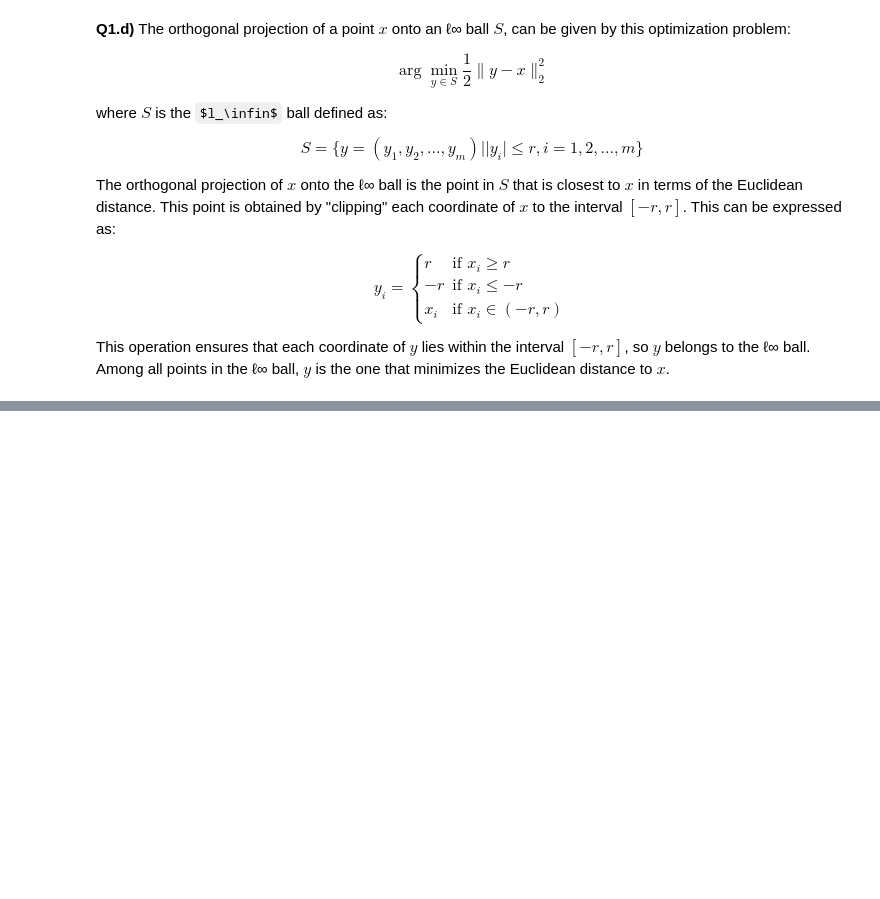
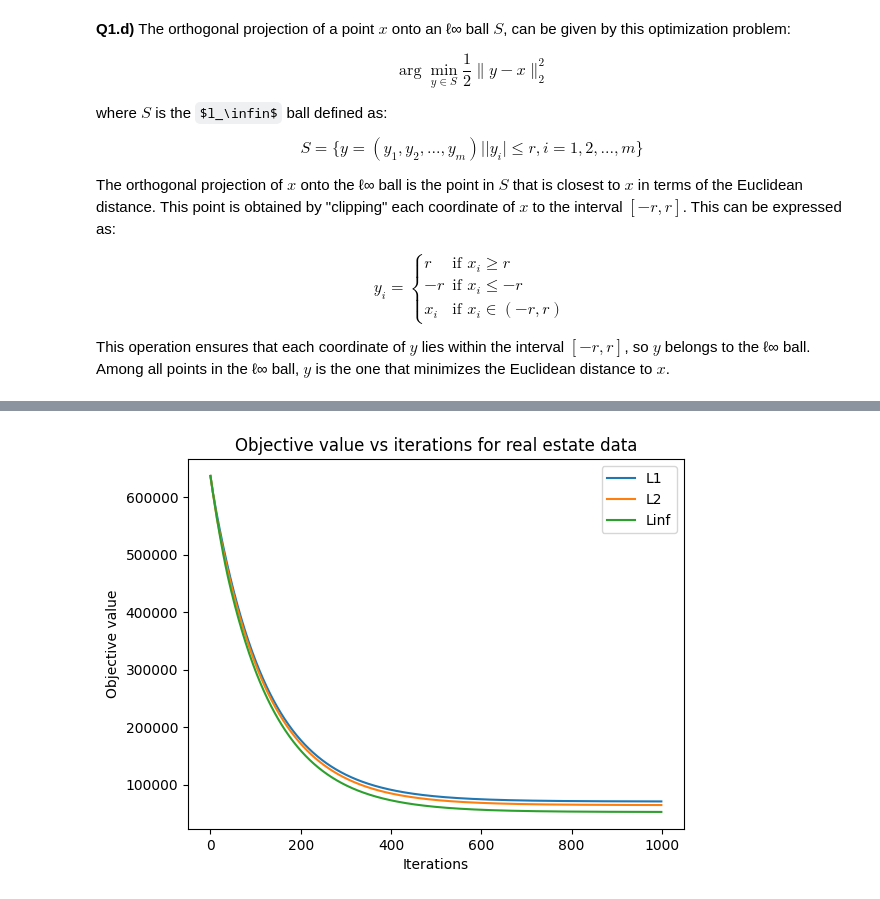
Before and after one commit to darkopetrov/DAT570_Continuous_optimization_in_data_science, a Jupyter notebook: Module_3/Notebook_3.ipynb, the cells around one changed output, grey strips where cells are left out. Cells and saved outputs as stored; diff of their text form; code cells hidden in the pictures; some formulas as TeX source; blank space fills up the shorter version.

```diff
--- a/Module_3/Notebook_3.ipynb
+++ b/Module_3/Notebook_3.ipynb
@@ -148,0 +246,30 @@ This operation ensures that each coordinate of $y$ lies within the interval $[-r
+# %%
+import pandas
+data0=pandas.read_csv('Real estate.csv')
+data = data0.drop('Y house price of unit area', axis=1)
+data = data.drop('No', axis=1)
+y = data0['Y house price of unit area']
+X=data.to_numpy()
+y = y.to_numpy()
+X = (X - np.mean(X, axis=0)) / np.std(X, axis=0)
+
+
+theta = np.ones(len(X[0]))*0
+mu = 1
+learning_rate = 1e-5
+r = 1
+
+# plt.figure(figsize=(15, 15))
+plt.title("Objective value vs iterations for real estate data")
+obj_v_l1 = PGD(X, y, theta, mu, learning_rate, r, L1projection)
+plt.plot(obj_v_l1, label="L1")
+obj_v_l2 = PGD(X, y, theta, mu, learning_rate, r, L2projection)
+plt.plot(obj_v_l2, label="L2")
+obj_v_linf = PGD(X, y, theta, mu, learning_rate, r, LINFprojection)
+plt.plot(obj_v_linf, label="Linf")
+plt.xlabel("Iterations")
+plt.ylabel("Objective value")
+plt.legend()
+plt.show()
+# %% [output]
+[figure, added]
```
Also changed, not shown: parts of 3 cells of this notebook.
